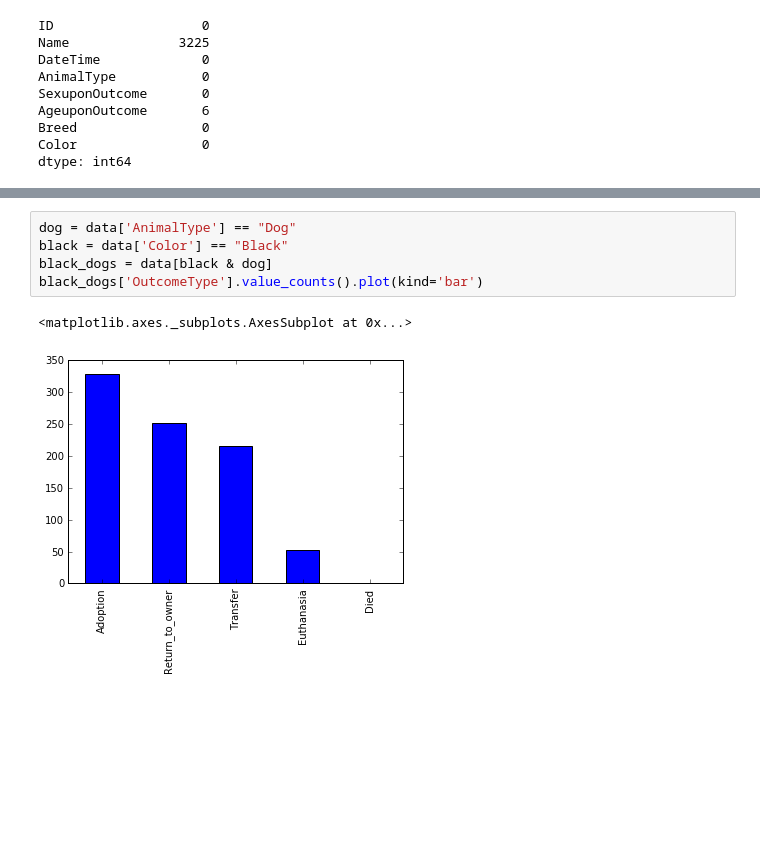
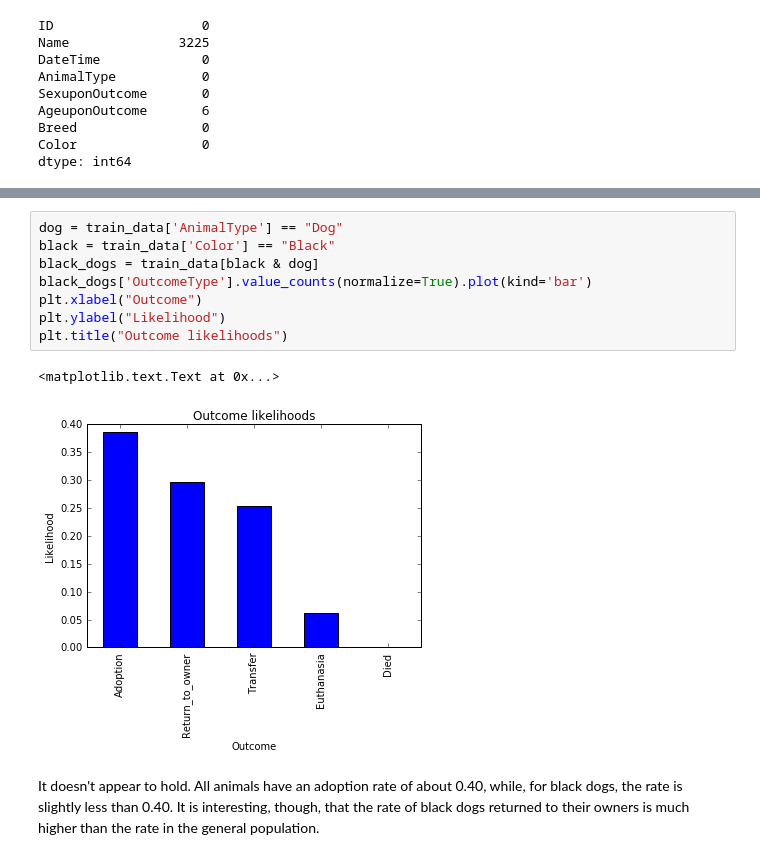
Before and after one commit to dippindots/kaggle-shelter-animal-outcomes, a Jupyter notebook: src/report.ipynb, the cells around one changed output, grey strips where cells are left out. Cells and saved outputs as stored; diff of their text form; blank space fills up the shorter version.

```diff
--- a/src/report.ipynb
+++ b/src/report.ipynb
@@ -77,10 +88,15 @@ value_counts.plot(kind='bar')
 # %%
-dog = data['AnimalType'] == "Dog"
-black = data['Color'] == "Black"
-black_dogs = data[black & dog]
-black_dogs['OutcomeType'].value_counts().plot(kind='bar')
+dog = train_data['AnimalType'] == "Dog"
+black = train_data['Color'] == "Black"
+black_dogs = train_data[black & dog]
+black_dogs['OutcomeType'].value_counts(normalize=True).plot(kind='bar')
+plt.xlabel("Outcome")
+plt.ylabel("Likelihood")
+plt.title("Outcome likelihoods")
 # %% [output]
-<matplotlib.axes._subplots.AxesSubplot at 0x...>
+<matplotlib.text.Text at 0x...>
-[figure, old version]
+[figure, new version]
+# %% [markdown]
+It doesn't appear to hold. All animals have an adoption rate of about 0.40, while, for black dogs, the rate is slightly less than 0.40.  It is interesting, though, that the rate of black dogs returned to their owners is much higher than the rate in the general population.
 # %% [markdown]
 ### Algorithms and Techniques
```
Also changed, not shown: parts of 16 cells of this notebook.
